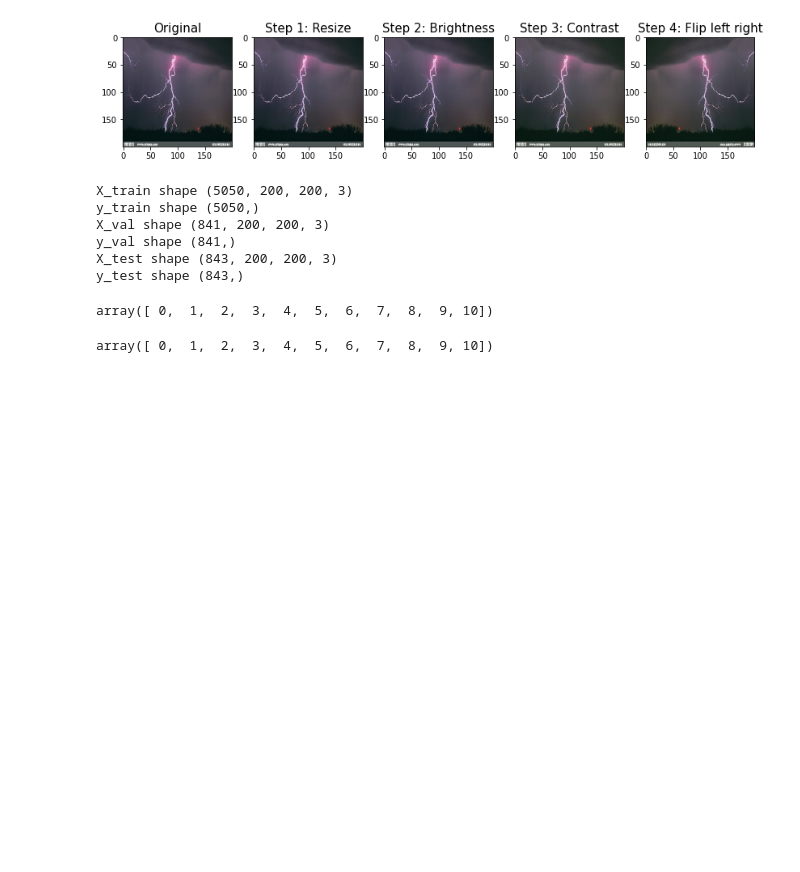
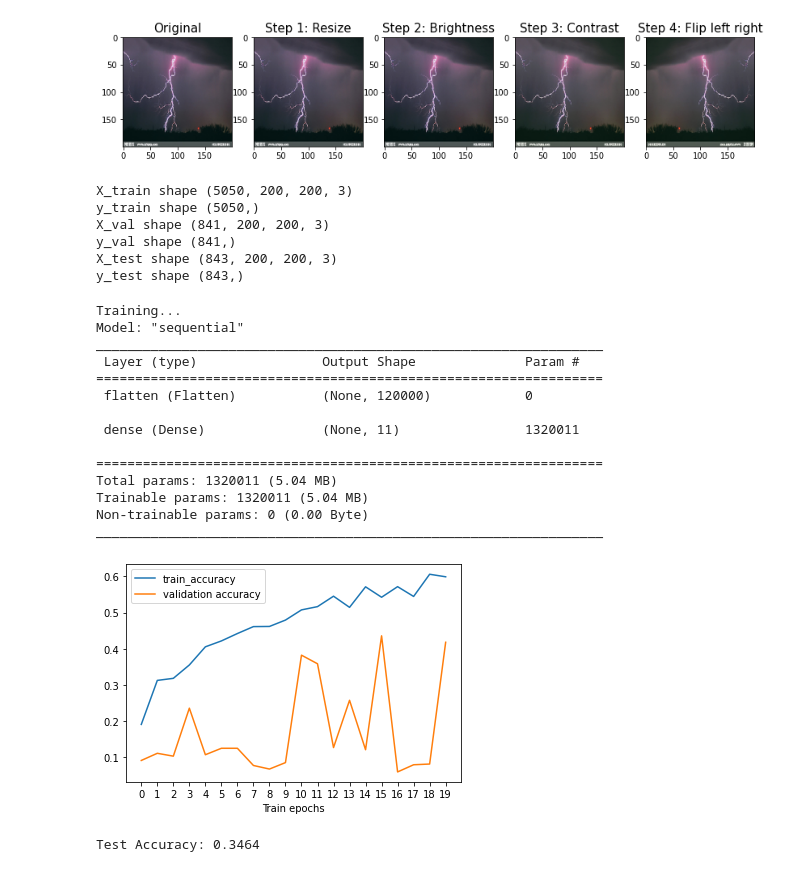
Before and after one commit to Savinay09/weather_image_recognition, a Jupyter notebook: Data preprocessing.ipynb, the cells around one changed output. Cells and saved outputs as stored; diff of their text form; code cells hidden in the pictures; blank space fills up the shorter version.

```diff
--- a/Data preprocessing.ipynb
+++ b/Data preprocessing.ipynb
@@ -274,11 +289,3 @@ X_val shape (841, 200, 200, 3)
 y_val shape (841,)
 X_test shape (843, 200, 200, 3)
 y_test shape (843,)
-# %%
-np.unique(y_train)
-# %% [output]
-array([ 0,  1,  2,  3,  4,  5,  6,  7,  8,  9, 10])
-# %%
-np.unique(y_val)
-# %% [output]
-array([ 0,  1,  2,  3,  4,  5,  6,  7,  8,  9, 10])
@@ -284,0 +336,61 @@ array([ 0,  1,  2,  3,  4,  5,  6,  7,  8,  9, 10])
+# %%
+def train_and_evaluate(hidden_layer_sizes=[],
+                       activation='tanh',
+                       optimizer='Adam',
+                       learning_rate=0.01,
+                       num_epochs=5,
+                       verbose=0):
+
+  # Build the model.
+  model = build_model(n_classes=11,
+                      hidden_layer_sizes=hidden_layer_sizes,
+                      activation=activation,
+                      optimizer=optimizer,
+                      learning_rate=learning_rate)
+
+
+  # Train the model.
+  print('Training...')
+  history = model.fit(
+    x=X_train,
+    y=y_train,
+    epochs=num_epochs,
+    batch_size=64,
+    validation_split=0.1,
+    verbose=verbose)
+  model.summary()
+
+  # Retrieve the training metrics (after each train epoch) and the final test
+  # accuracy.
+  train_accuracy = history.history['accuracy']
+  val_accuracy = history.history['val_accuracy']
+  plt.plot(train_accuracy, label='train_accuracy')
+  plt.plot(val_accuracy, label='validation accuracy')
+  plt.xticks(range(num_epochs))
+  plt.xlabel('Train epochs')
+  plt.legend()
+  plt.show()
+
+  test_accuracy = model.evaluate(x=X_test, y=y_test, verbose=0,
+                                 return_dict=True)['accuracy']
+  return test_accuracy
+# %%
+print('Test Accuracy: %1.4f' %train_and_evaluate(hidden_layer_sizes=[], learning_rate = 0.001,
+                                                 num_epochs=20, optimizer='SGD'))
+# %% [output]
+Training...
+Model: "sequential"
+_________________________________________________________________
+ Layer (type)                Output Shape              Param #
+=================================================================
+ flatten (Flatten)           (None, 120000)            0
+
+ dense (Dense)               (None, 11)                1320011
+
+=================================================================
+Total params: 1320011 (5.04 MB)
+Trainable params: 1320011 (5.04 MB)
+Non-trainable params: 0 (0.00 Byte)
+_________________________________________________________________
+[figure, added]
+Test Accuracy: 0.3464
```
Also changed, not shown: parts of 14 cells of this notebook.
